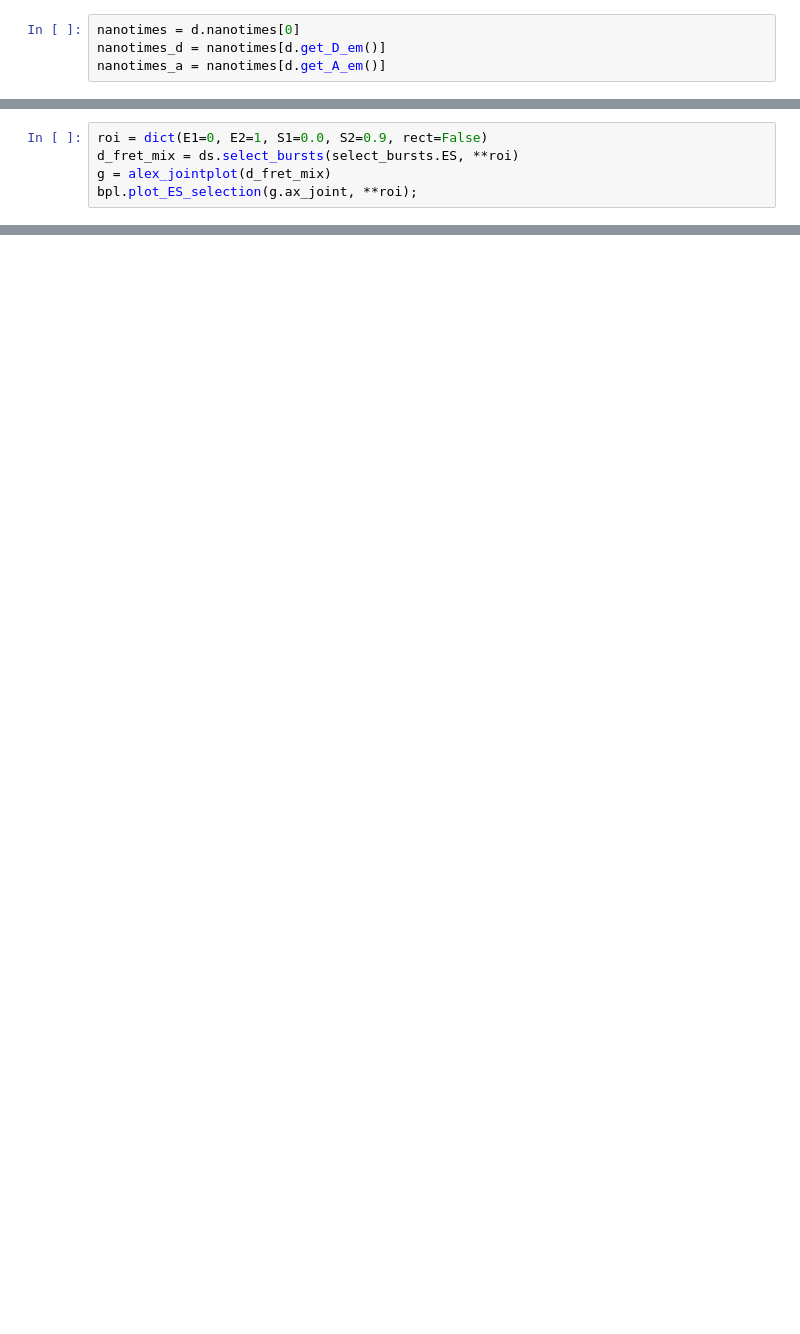
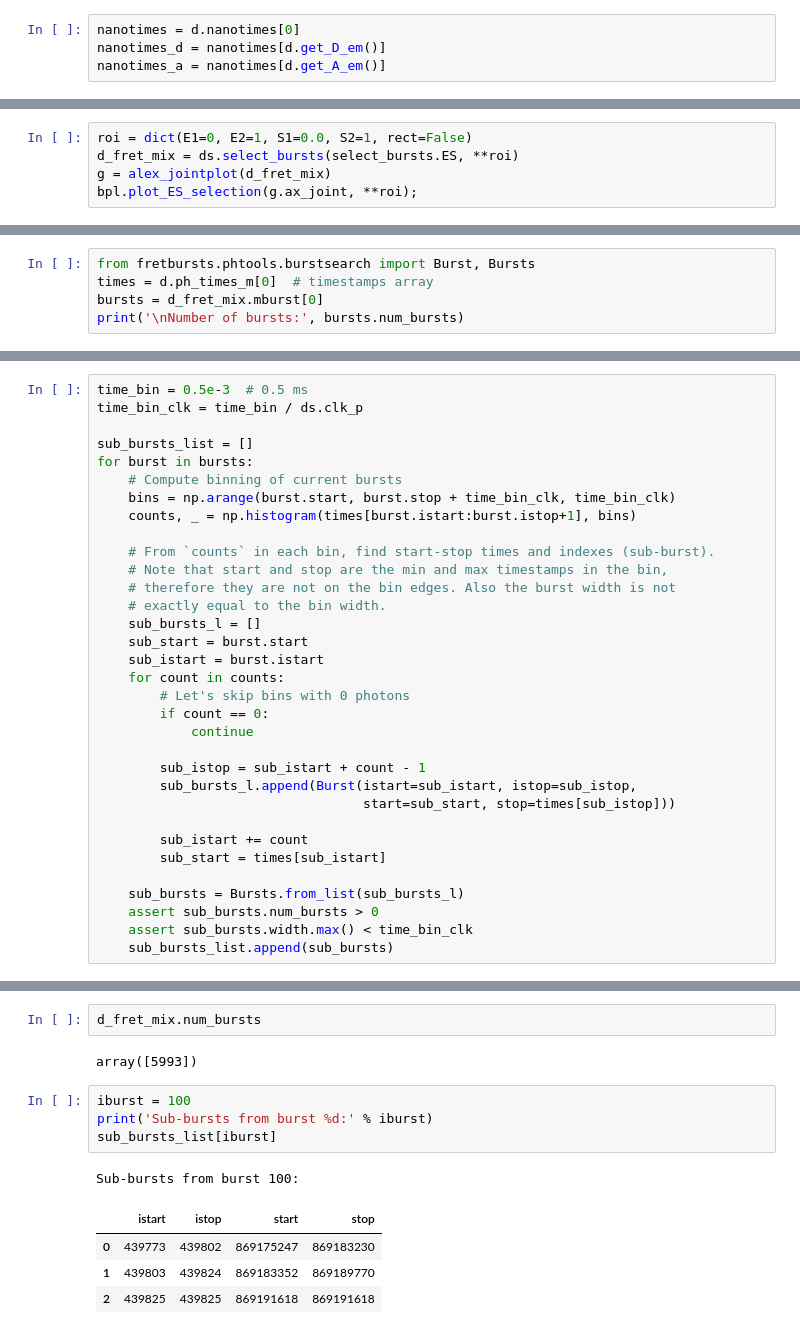
Before and after one commit to liu-kan/smFRETLikelihood, a Jupyter notebook: jupyter/alex.ipynb, the cells around one changed output, grey strips where cells are left out. Drawn from its saved outputs; the diff is of its cells as text; blank space fills up the shorter version.

```diff
--- a/jupyter/alex.ipynb
+++ b/jupyter/alex.ipynb
@@ -96,5 +112,5 @@ plt.yscale('log')
 # %%
-roi = dict(E1=0, E2=1, S1=0.0, S2=0.9, rect=False)
+roi = dict(E1=0, E2=1, S1=0.0, S2=1, rect=False)
 d_fret_mix = ds.select_bursts(select_bursts.ES, **roi)
 g = alex_jointplot(d_fret_mix)
 bpl.plot_ES_selection(g.ax_joint, **roi);
@@ -107,0 +119,5 @@ dplot(d_fret_mix, hist_fret, show_kde=True)
+# %%
+from fretbursts.phtools.burstsearch import Burst, Bursts
+times = d.ph_times_m[0]  # timestamps array
+bursts = d_fret_mix.mburst[0]
+print('\nNumber of bursts:', bursts.num_bursts)
@@ -107,0 +126,33 @@ dplot(d_fret_mix, hist_fret, show_kde=True)
+# %%
+time_bin = 0.5e-3  # 0.5 ms
+time_bin_clk = time_bin / ds.clk_p
+
+sub_bursts_list = []
+for burst in bursts:
+    # Compute binning of current bursts
+    bins = np.arange(burst.start, burst.stop + time_bin_clk, time_bin_clk)
+    counts, _ = np.histogram(times[burst.istart:burst.istop+1], bins)
+
+    # From `counts` in each bin, find start-stop times and indexes (sub-burst).
+    # Note that start and stop are the min and max timestamps in the bin,
+    # therefore they are not on the bin edges. Also the burst width is not
+    # exactly equal to the bin width.
+    sub_bursts_l = []
+    sub_start = burst.start
+    sub_istart = burst.istart
+    for count in counts:
+        # Let's skip bins with 0 photons
+        if count == 0:
+            continue
+
+        sub_istop = sub_istart + count - 1
+        sub_bursts_l.append(Burst(istart=sub_istart, istop=sub_istop,
+                                  start=sub_start, stop=times[sub_istop]))
+
+        sub_istart += count
+        sub_start = times[sub_istart]
+
+    sub_bursts = Bursts.from_list(sub_bursts_l)
+    assert sub_bursts.num_bursts > 0
+    assert sub_bursts.width.max() < time_bin_clk
+    sub_bursts_list.append(sub_bursts)
@@ -107,0 +163,14 @@ dplot(d_fret_mix, hist_fret, show_kde=True)
+# %%
+d_fret_mix.num_bursts
+# %% [output]
+array([5993])
+# %%
+iburst = 100
+print('Sub-bursts from burst %d:' % iburst)
+sub_bursts_list[iburst]
+# %% [output]
+Sub-bursts from burst 100:
+|  | istart | istop | start | stop |
+| 0 | 439773 | 439802 | 869175247 | 869183230 |
+| 1 | 439803 | 439824 | 869183352 | 869189770 |
+| 2 | 439825 | 439825 | 869191618 | 869191618 |
```
Also changed, not shown: parts of 21 cells of this notebook, 6 other files.
